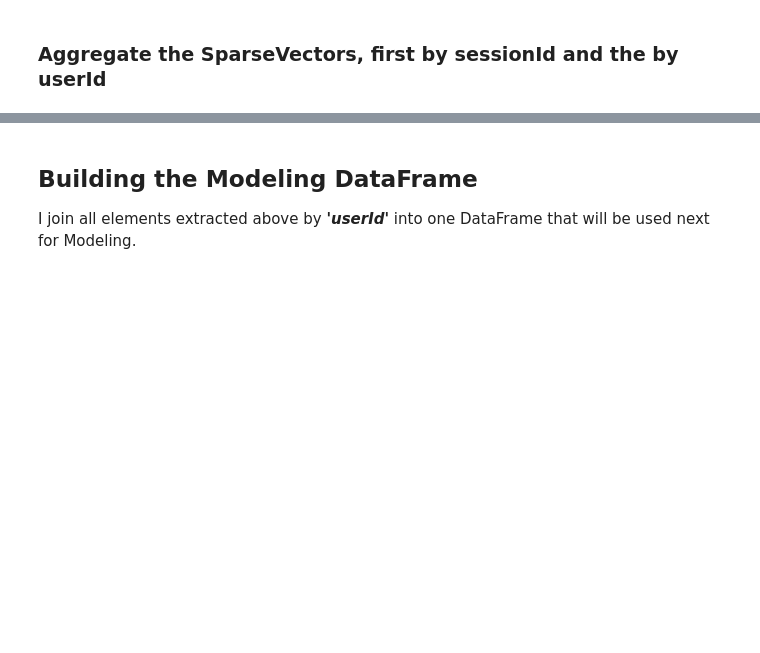
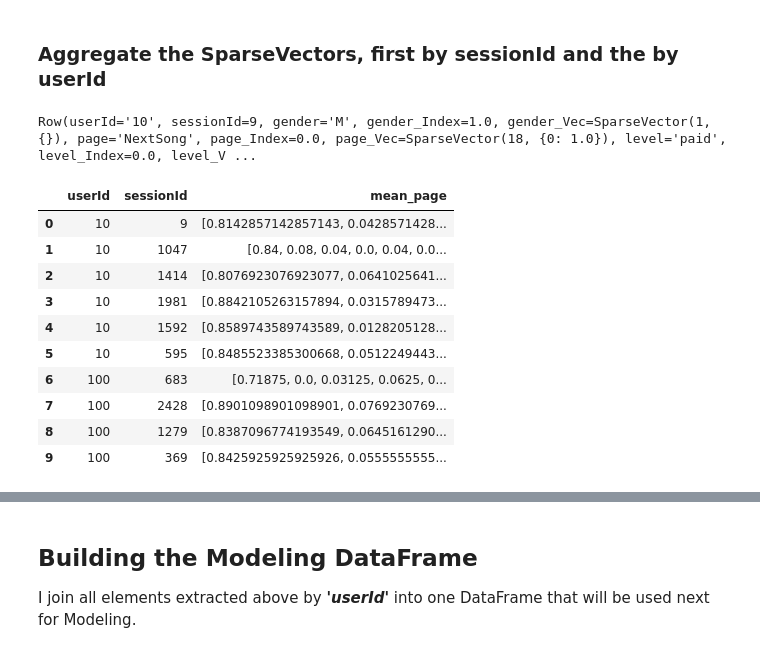
Before and after one commit to ChristopheBunn/Udacity-Data-Scientist-Nanodegree, a Jupyter notebook: Jupyter Notebooks/11 - Data Scientist Capstone/Sparkify_Bunn_v1.ipynb, the cells around one changed output, grey strips where cells are left out. Drawn from its saved outputs; the diff is of its cells as text; code cells hidden in the pictures; blank space fills up the shorter version.

```diff
--- a/Jupyter Notebooks/11 - Data Scientist Capstone/Sparkify_Bunn_v1.ipynb
+++ b/Jupyter Notebooks/11 - Data Scientist Capstone/Sparkify_Bunn_v1.ipynb
@@ -718,3 +721,24 @@ sparkify_encoded_df.select(cat_cols_to_display).toPandas().head(20)
 | 19 | 10 | 9 | M | 1.0 | (0.0) | NextSong | 0.0 | (1.0, 0.0, 0.0, 0.0, 0.0, 0.0, 0.... | paid | ... |
 # %% [markdown]
 ### Aggregate the SparseVectors, first by sessionId and the by userId ###
+# %%
+sparkify_encoded_df.select(cat_cols_to_display).head()
+# %% [output]
+Row(userId='10', sessionId=9, gender='M', gender_Index=1.0, gender_Vec=SparseVector(1, {}), page='NextSong', page_Index=0.0, page_Vec=SparseVector(18, {0: 1.0}), level='paid', level_Index=0.0, level_V ...
+# %%
+# First experimenting with Summarizer
+sparkify_encoded_df.groupby(['userId', 'sessionId']) \
+                   .agg(Summarizer.mean(sparkify_encoded_df.page_Vec).alias('mean_page')) \
+                   .sort('userId').toPandas().head(10)
+# %% [output]
+|  | userId | sessionId | mean_page |
+| 0 | 10 | 9 | [0.8142857142857143, 0.0428571428... |
+| 1 | 10 | 1047 | [0.84, 0.08, 0.04, 0.0, 0.04, 0.0... |
+| 2 | 10 | 1414 | [0.8076923076923077, 0.0641025641... |
+| 3 | 10 | 1981 | [0.8842105263157894, 0.0315789473... |
+| 4 | 10 | 1592 | [0.8589743589743589, 0.0128205128... |
+| 5 | 10 | 595 | [0.8485523385300668, 0.0512249443... |
+| 6 | 100 | 683 | [0.71875, 0.0, 0.03125, 0.0625, 0... |
+| 7 | 100 | 2428 | [0.8901098901098901, 0.0769230769... |
+| 8 | 100 | 1279 | [0.8387096774193549, 0.0645161290... |
+| 9 | 100 | 369 | [0.8425925925925926, 0.0555555555... |
```
Also changed, not shown: parts of 4 cells of this notebook.
